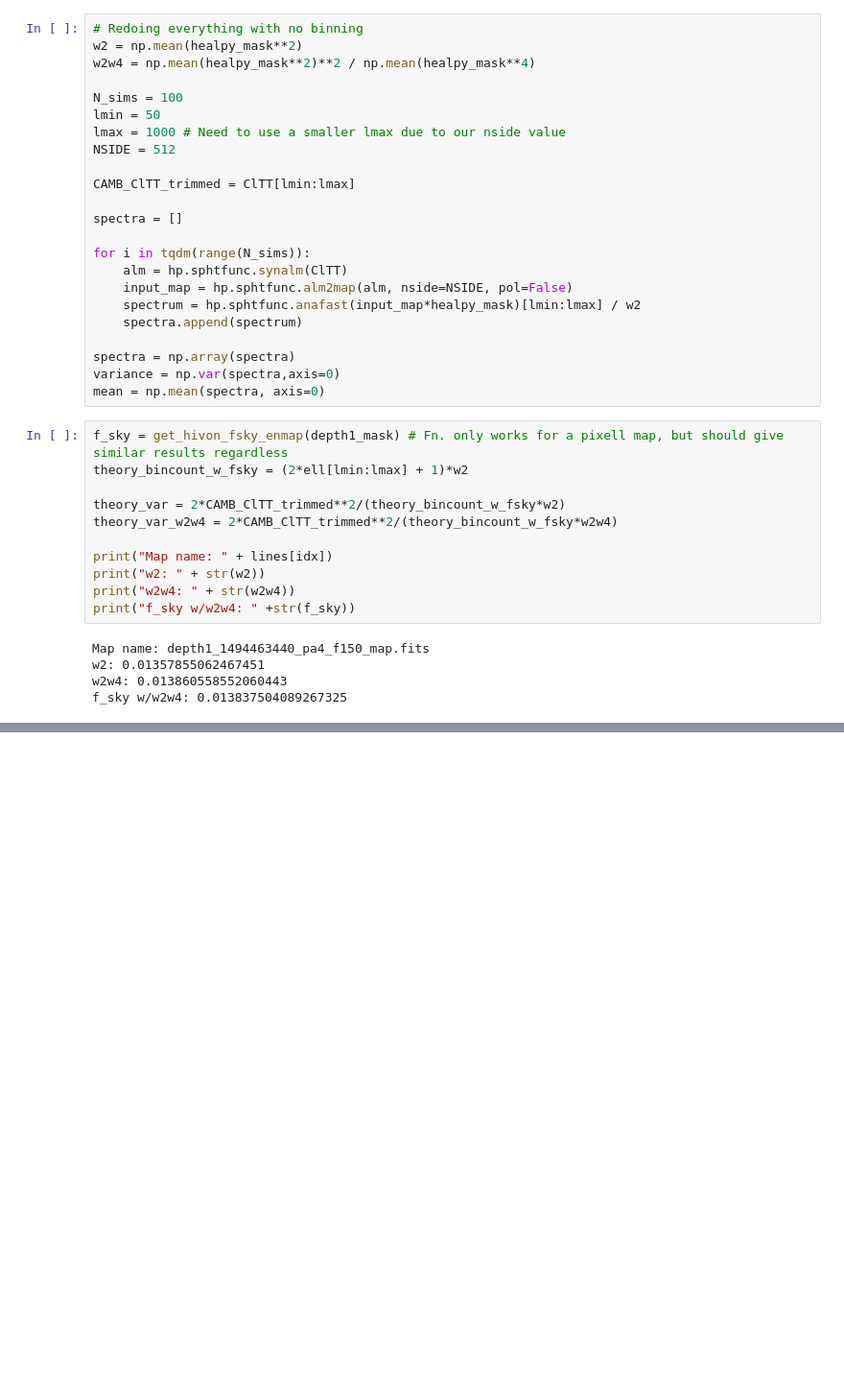
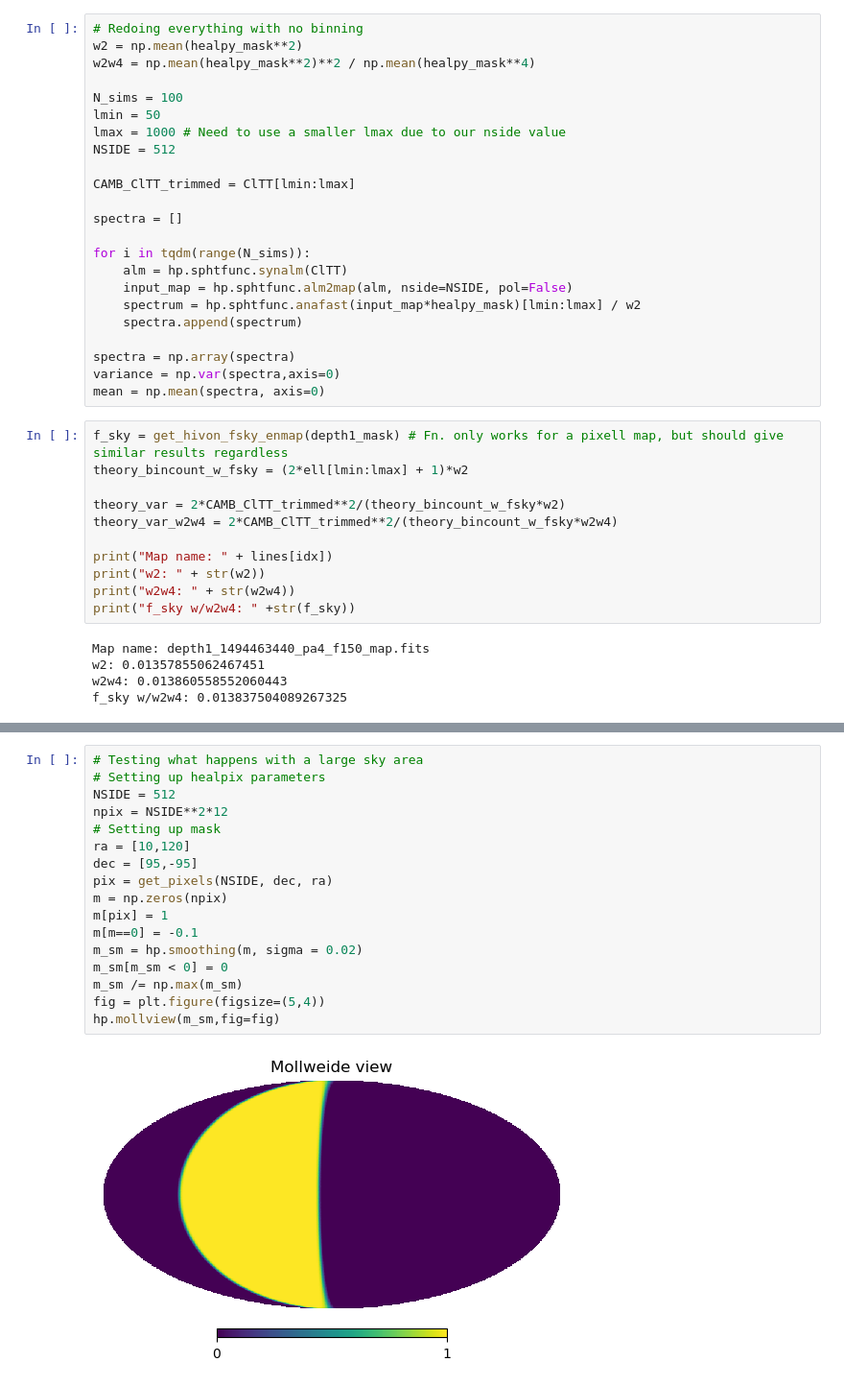
Before and after one commit to zhuber21/act-axion-analysis, a Jupyter notebook: notebooks/healpy_sim_bincount_test_01_20240820.ipynb, the cells around one changed output, grey strips where cells are left out. Shown: that part at 96% size. Saved outputs shown, nothing was run; the diff lists cells and outputs as text; blank space fills up the shorter version.

```diff
--- a/notebooks/healpy_sim_bincount_test_01_20240820.ipynb
+++ b/notebooks/healpy_sim_bincount_test_01_20240820.ipynb
@@ -233,0 +349,19 @@ plt.close()
+# %%
+# Testing what happens with a large sky area
+# Setting up healpix parameters
+NSIDE = 512
+npix = NSIDE**2*12
+# Setting up mask
+ra = [10,120]
+dec = [95,-95]
+pix = get_pixels(NSIDE, dec, ra)
+m = np.zeros(npix)
+m[pix] = 1
+m[m==0] = -0.1
+m_sm = hp.smoothing(m, sigma = 0.02)
+m_sm[m_sm < 0] = 0
+m_sm /= np.max(m_sm)
+fig = plt.figure(figsize=(5,4))
+hp.mollview(m_sm,fig=fig)
+# %% [output]
+[figure, added]
```
Also changed, not shown: parts of 10 cells of this notebook.
